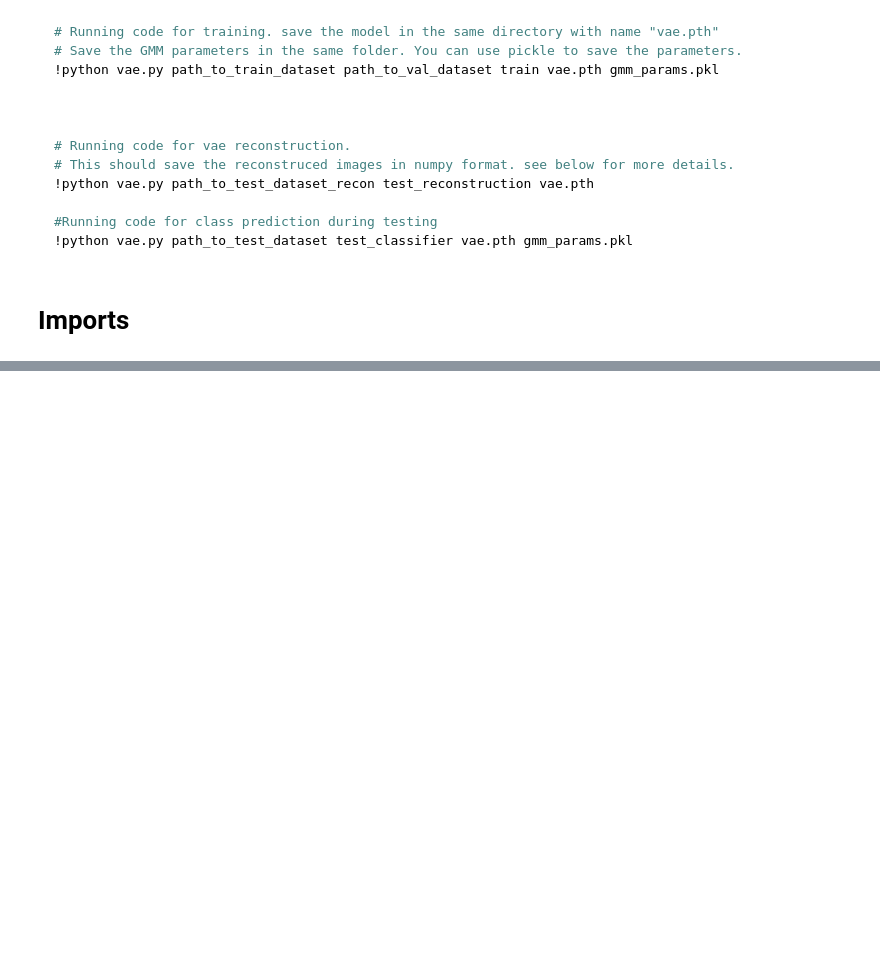
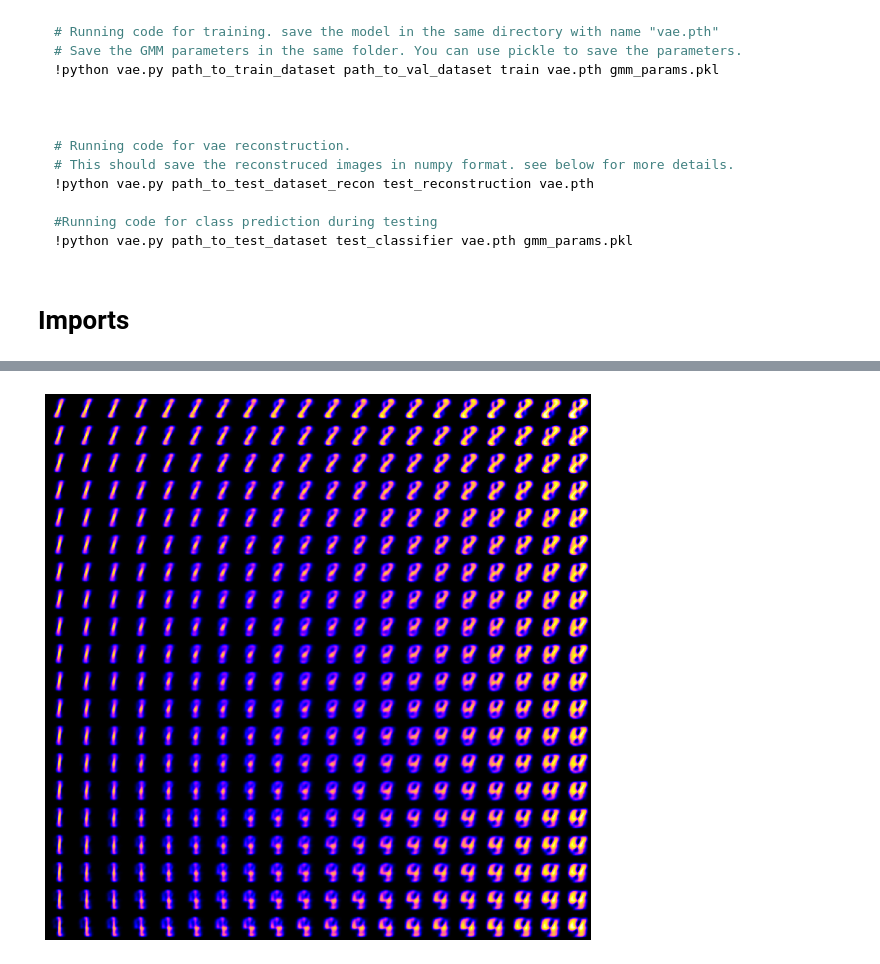
Before and after one commit to RISHIT7/GMM-VAE, a Jupyter notebook: notebooks/Data_Preprocessing.ipynb, the cells around one changed output, grey strips where cells are left out. Drawn from its saved outputs; the diff is of its cells as text; code cells hidden in the pictures; blank space fills up the shorter version.

```diff
--- a/notebooks/Data_Preprocessing.ipynb
+++ b/notebooks/Data_Preprocessing.ipynb
@@ -112,0 +366,36 @@ plt.show()
+# %%
+import numpy as np
+import torch
+import matplotlib.pyplot as plt
+from scipy.stats import norm
+
+def plot_2d_manifold(vae, latent_dim=2, n=20, digit_size=28, device='cuda'):
+    figure = np.zeros((digit_size * n, digit_size * n))
+
+    # Generate a grid of values between 0.05 and 0.95 percentiles of a normal distribution
+    grid_x = norm.ppf(np.linspace(0.05, 0.95, n))
+    grid_y = norm.ppf(np.linspace(0.05, 0.95, n))
+
+    vae.eval()  # Set VAE to evaluation mode
+    with torch.no_grad():
+        for i, yi in enumerate(grid_x):
+            for j, xi in enumerate(grid_y):
+                z_sample = torch.tensor([[xi, yi]], device=device).float()
+
+                # Pass z to VAE Decoder
+                digit = vae.decoder(z_sample)
+                # Write your code here
+                digit = digit.view(digit_size, digit_size).cpu().numpy()
+
+                figure[i * digit_size: (i + 1) * digit_size,
+                       j * digit_size: (j + 1) * digit_size] = digit
+
+
+    plt.figure(figsize=(10, 10))
+    plt.imshow(figure, cmap='gnuplot2')
+    plt.axis('off')
+    plt.show()
+
+plot_2d_manifold(vae, latent_dim=2, n=20, digit_size=28, device='cuda')
+# %% [output]
+[figure, added]
```
Also changed, not shown: parts of 32 cells of this notebook.
